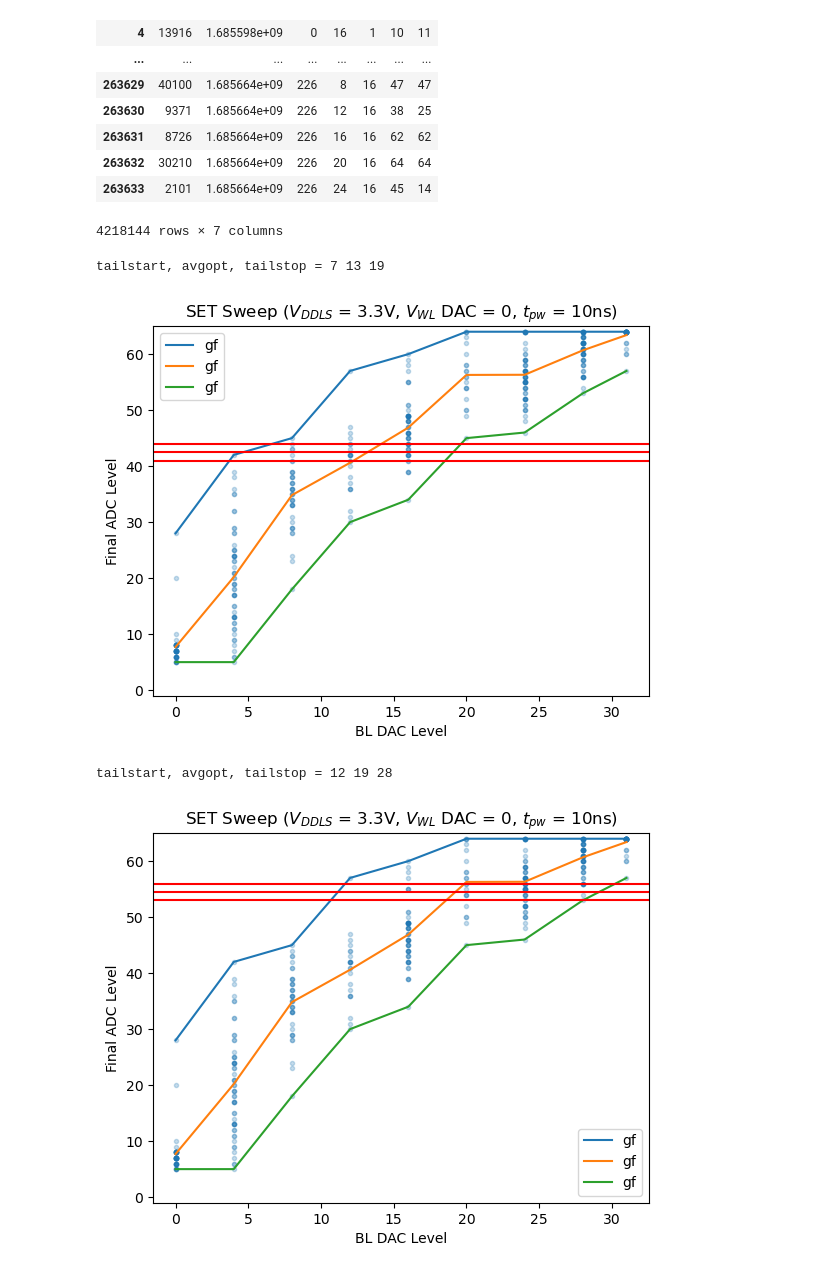
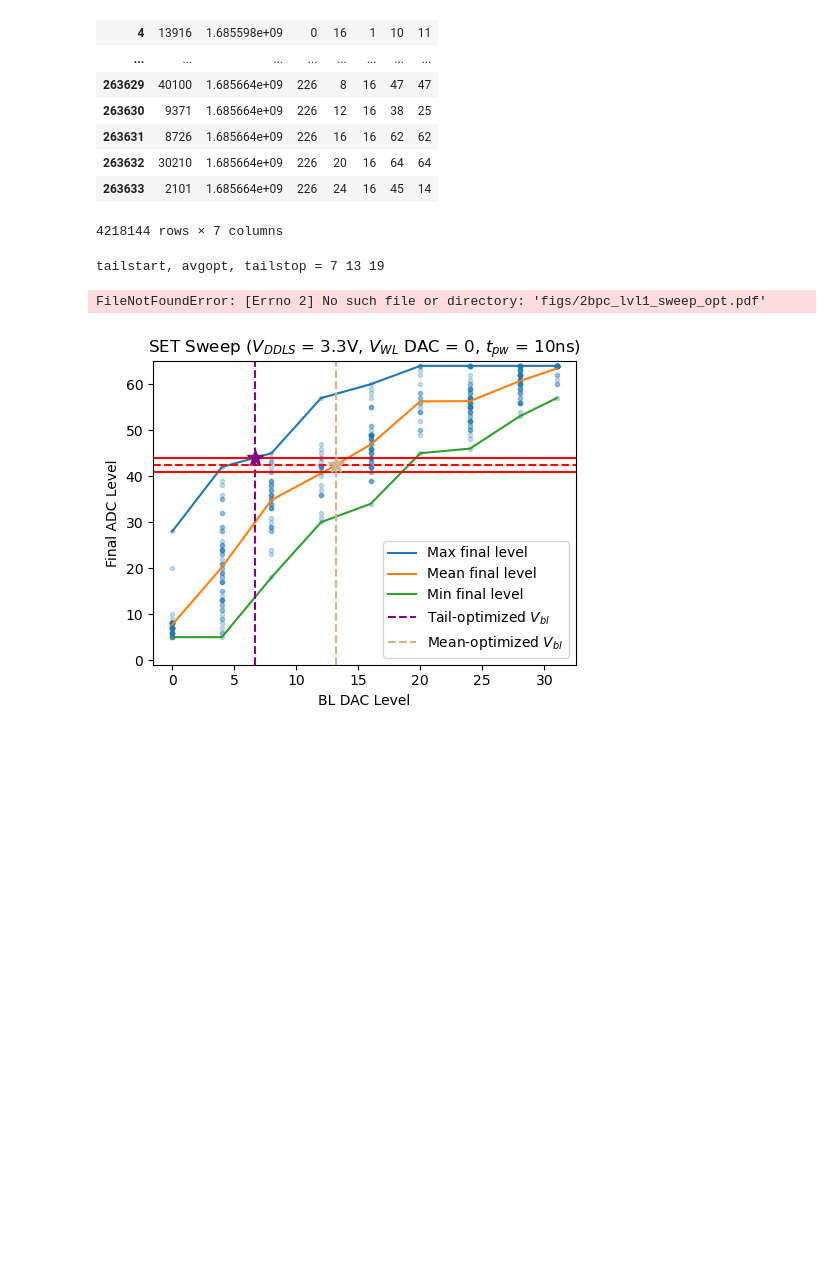
Before and after one commit to akashlevy/ember-python, a Jupyter notebook: opt/config33.ipynb, the cells around one changed output. Cells and saved outputs as stored; diff of their text form; code cells hidden in the pictures; blank space fills up the shorter version.

```diff
--- a/opt/config33.ipynb
+++ b/opt/config33.ipynb
@@ -68,51 +68,58 @@ for bpc in range(1, 3):
       # Get data
       d = setdata[(setdata["gi"].isin(range(5,9))) & (setdata["pw"] == 1) & (setdata["vwl"] == 0)][["vbl","gf"]]
 
+      # Plot sweep
+      pw = 1
+      plt.figure(figsize=(5,4))
+      plt.scatter(d['vbl'], d['gf'], marker='.', alpha=0.25)
+      plt.plot(d.groupby('vbl').max(), label="Max final level")
+      plt.plot(d.groupby('vbl').mean(), label="Mean final level")
+      plt.plot(d.groupby('vbl').min(), label="Min final level")
+      plt.axhline(write_between[0], color='r')
+      plt.axhline((write_between[1] + write_between[0])/2, color='r', linestyle='--')
+      plt.axhline(write_between[1], color='r')
+
       # Get tail-start, avg-opt, tail-stop
-      tailstart = int(np.round(intersection(np.array([0,31]),np.array([write_between[1], write_between[1]]), d.groupby('vbl').max().reset_index()['vbl'], d.groupby('vbl').max().reset_index()['gf'])[0][0]))
-      avgopt = int(np.round(intersection(np.array([0,31]),np.array([(write_between[1] + write_between[0])/2, (write_between[1] + write_between[0])/2]), d.groupby('vbl').mean().reset_index()['vbl'], d.groupby('vbl').mean().reset_index()['gf'])[0][0]))
-      try:
-        tailstop = int(np.round(intersection(np.array([0,31]),np.array([write_between[0], write_between[0]]), d.groupby('vbl').min().reset_index()['vbl'], d.groupby('vbl').min().reset_index()['gf'])[0][0]))
-      except IndexError:
-        tailstop = 0
+      tailstart = intersection(np.array([0,31]),np.array([write_between[1], write_between[1]]), d.groupby('vbl').max().reset_index()['vbl'], d.groupby('vbl').max().reset_index()['gf'])
+      avgopt = intersection(np.array([0,31]),np.array([(write_between[1] + write_between[0])/2, (write_between[1] + write_between[0])/2]), d.groupby('vbl').mean().reset_index()['vbl'], d.groupby('vbl').mean().reset_index()['gf'])
+      tailstop = intersection(np.array([0,31]),np.array([write_between[0], write_between[0]]), d.groupby('vbl').min().reset_index()['vbl'], d.groupby('vbl').min().reset_index()['gf'])
+      plt.axvline(tailstart[0][0], color='purple', linestyle='--', label="Tail-optimized $V_{bl}$")
+      plt.axvline(avgopt[0][0], color='tan', linestyle='--', label="Mean-optimized $V_{bl}$")
+      plt.plot(*tailstart, '*', color='purple', markersize=12)
+      plt.plot(*avgopt, '*', color='tan', markersize=12)
+      # plt.axvline(tailstop, color='pink', linestyle='--', label="Tail-optimized $V_{bl}$ stop")
+      tailstart, avgopt, tailstop = int(np.round(tailstart[0][0])), int(np.round(avgopt[0][0])), int(np.round(tailstop[0][0]))
       print("tailstart, avgopt, tailstop =", tailstart, avgopt, tailstop)
 
-      # Plot sweep
-      pw = 1
-      plt.scatter(d['vbl'], d['gf'], marker='.', alpha=0.25)
-      d.groupby('vbl').max().plot(ax=plt.gca(), label="Max")
-      d.groupby('vbl').mean().plot(ax=plt.gca(), label="Mean")
-      d.groupby('vbl').min().plot(ax=plt.gca(), label="Min")
-      plt.axhline(write_between[0], color='r')
-      plt.axhline((write_between[1] + write_between[0])/2, color='r')
-      plt.axhline(write_between[1], color='r')
+      # Final plot stuff
       plt.title(f"SET Sweep ($V_{{DDLS}}$ = 3.3V, $V_{{WL}}$ DAC = 0, $t_{{pw}}$ = {pw*10}ns)", y=1)
       plt.xlabel("BL DAC Level")
       plt.ylabel("Final ADC Level")
       plt.ylim(-1, 65)
       plt.legend()
+      plt.tight_layout()
+      plt.savefig(f"../analysis/figs/{bpc}bpc_lvl{i}_sweep_opt.pdf")
       plt.show()
 
       # Generate configurations
       stop = 31
       j = 0 # experiment number
       for pw in range(1, 3):
         for start in range(tailstart, avgopt + 1):
           for step in factors(stop - start):
             # Copy config template from form.json
             config = deepcopy(config_tmpl)
 
             # Update level settings
             config["level_settings"][1].update({"pw_set_start": pw, "pw_set_stop": pw + 1, "bl_dac_set_lvl_start": start, "bl_dac_set_lvl_stop": stop, "bl_dac_set_lvl_step": step, "adc_upper_read_ref_lvl": read_lvl, "adc_lower_write_ref_lvl": write_between[0], "adc_upper_write_ref_lvl": write_between[1]})
 
             # Write out experiments as configs
             with open(f"configs/config_{bpc}bpc_lvl{i}_{str(j).zfill(4)}.json", 'w') as outf:
               json.dump(config, outf, indent=1)
 
             # Increment j
             j += 1
 # %% [output]
 tailstart, avgopt, tailstop = 7 13 19
+FileNotFoundError: [Errno 2] No such file or directory: 'figs/2bpc_lvl1_sweep_opt.pdf'
-[figure, old version]
+[figure, new version]
-tailstart, avgopt, tailstop = 12 19 28
-[figure, removed]
```
Also changed, not shown: 2 other files.
